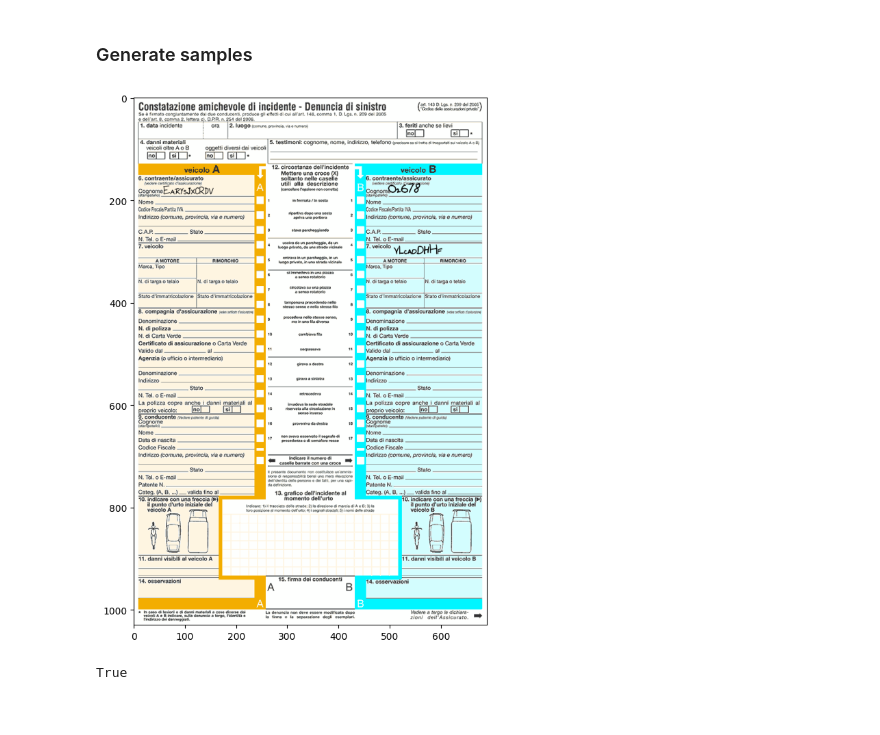
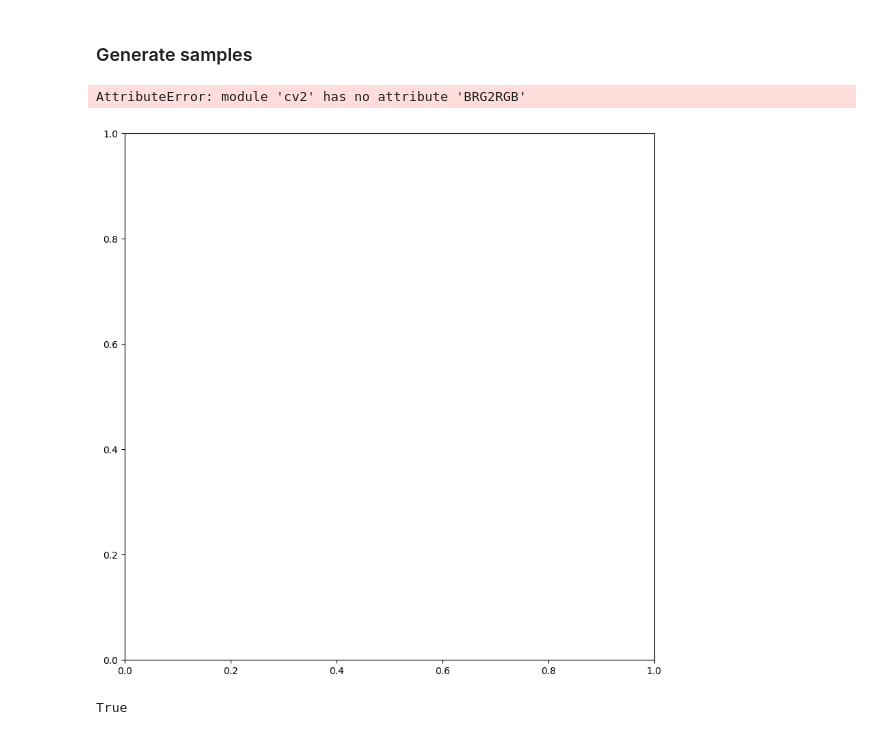
Before and after one commit to angelo-volpe/document-generator-jobs, a Jupyter notebook: notebooks/Generate Samples.ipynb, the cells around one changed output. Saved outputs shown, nothing was run; the diff lists cells and outputs as text; code cells hidden in the pictures.

```diff
--- a/notebooks/Generate Samples.ipynb
+++ b/notebooks/Generate Samples.ipynb
@@ -12,7 +12,7 @@ import random
 # %% [markdown]
 ### Read Data from API
 # %%
-document_id = "1"
+document_id = 5
 get_document_url = f"http://localhost:8000/document_generator/api/documents/{document_id}"
 get_boxes_url = f"http://localhost:8000/document_generator/{document_id}/boxes"
 # %%
@@ -252,7 +255,7 @@ def get_rand_string_image(rand_string):
     for character in rand_string:
         character_image_path = labels[labels["label"] == character].sample(n=1)["image"].iloc[0]
 
-        character_image = cv2.imread(f"../handwritten_dataset_processed/{character_image_path}", flags=cv2.IMREAD_UNCHANGED)
+        character_image = cv2.imread(f"../data/handwritten_dataset_processed/{character_image_path}", flags=cv2.IMREAD_UNCHANGED)
         images_to_concat.append(character_image)
 
     # pad images to fit the largest one
@@ -306,10 +309,11 @@ for box in boxes:
 # %%
 fig, ax = plt.subplots(figsize=(10, 10))
 
-ax.imshow(document_with_strings)
+ax.imshow(cv2.cvtColor(document_with_strings, cv2.BRG2RGB))
 plt.show()
 # %% [output]
+AttributeError: module 'cv2' has no attribute 'BRG2RGB'
-[figure, old version]
+[figure, new version]
 # %%
 cv2.imwrite(f"../data/sample_1.png", document_with_strings)
 # %% [output]
```
Also changed, not shown: parts of 2 cells of this notebook, 7 other files.
